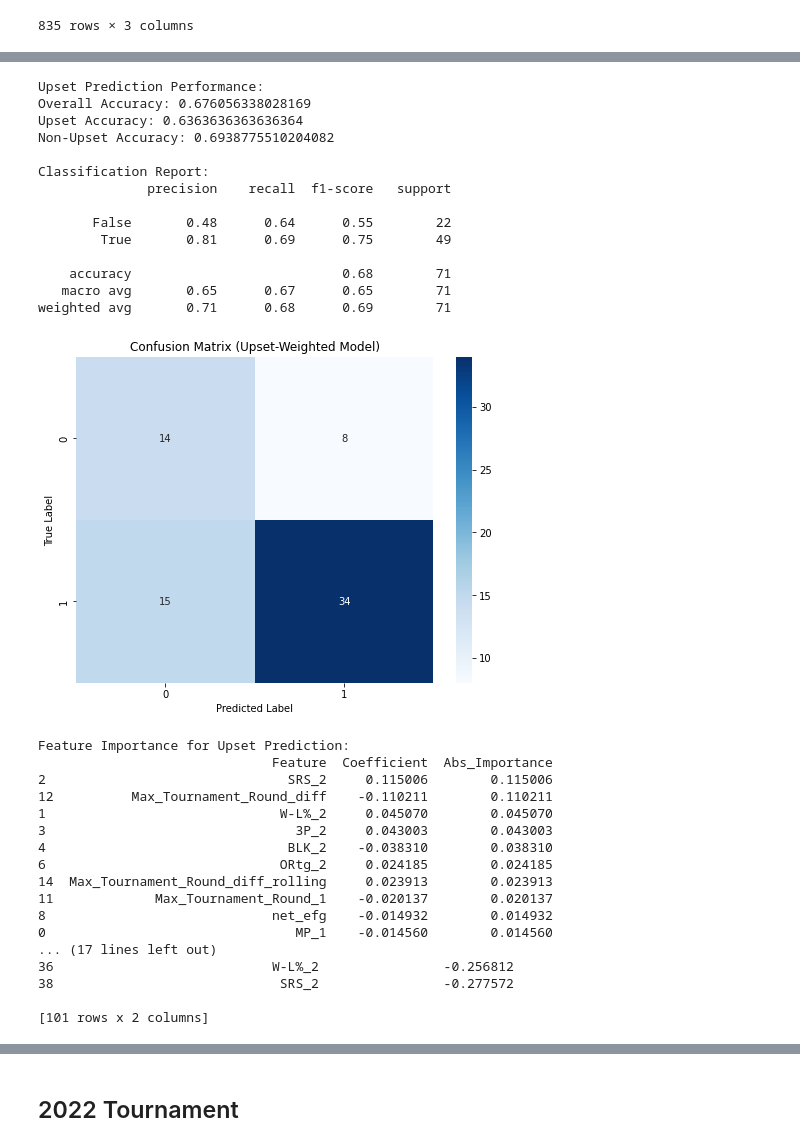
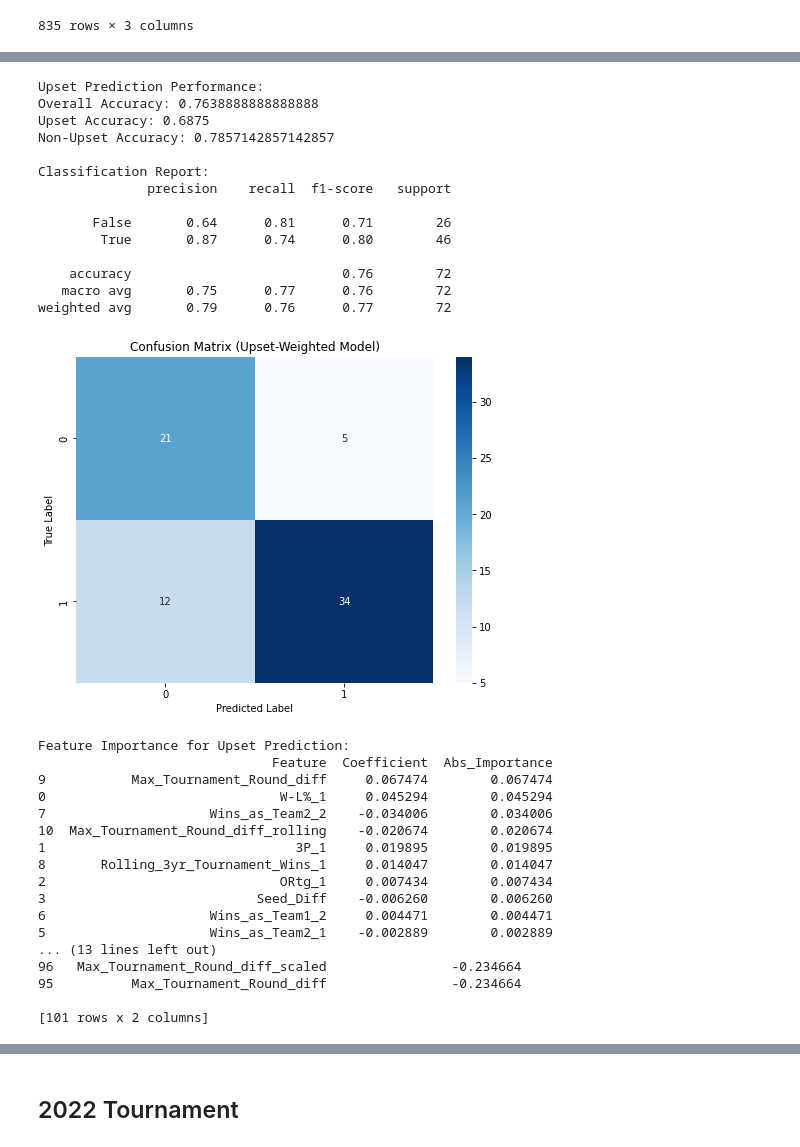
Before and after one commit to the-eric-bloomfield/NCAAB-MODEL, a Jupyter notebook: ncaab_model.ipynb, the cells around one changed output, grey strips where cells are left out. Cells and saved outputs as stored; diff of their text form; code cells hidden in the pictures.

```diff
--- a/ncaab_model.ipynb
+++ b/ncaab_model.ipynb
@@ -9,6 +9,10 @@ from sklearn.model_selection import GridSearchCV
 from sklearn.preprocessing import StandardScaler
 from sklearn.ensemble import RandomForestClassifier
 import matplotlib.pyplot as plt
+plt.rcParams['axes.facecolor'] = 'none'
+
+from sklearn.neural_network import MLPClassifier
+from sklearn.ensemble import StackingClassifier
 
 import shap
 # %% [markdown]
@@ -293,12 +297,9 @@ def calculate_upset_weight(team1_seed, team2_seed):
     else:
         return 1.0  # No upset bonus for favorite winning
 # %%
-import pandas as pd
-import numpy as np
 from sklearn.linear_model import LassoCV
 from sklearn.preprocessing import StandardScaler
 from sklearn.model_selection import train_test_split
-import matplotlib.pyplot as plt
 import seaborn as sns
 
 # Load your data
@@ -306,8 +307,8 @@ import seaborn as sns
 #modeling_df=modeling_df.loc[modeling_df['Season']>2017].reset_index(drop=True).copy()
 
 # Create an upset indicator (when lower seed beats higher seed)
-modeling_df['is_upset'] = ((modeling_df['Team_1_Seed'] < modeling_df['Team_2_Seed']) & (modeling_df['Win'] == 0)) | \
-                         ((modeling_df['Team_1_Seed'] > modeling_df['Team_2_Seed']) & (modeling_df['Win'] == 1))
+modeling_df['is_upset'] = ((modeling_df['Team_1_Seed'] < modeling_df['Team_2_Seed']-2) & (modeling_df['Win'] == 0)) | \
+                         ((modeling_df['Team_1_Seed']-2 > modeling_df['Team_2_Seed']) & (modeling_df['Win'] == 1))
 
 modeling_df['Seed_Diff'] = modeling_df['Team_1_Seed'] - modeling_df['Team_2_Seed']
 
@@ -466,33 +463,33 @@ dtype: float64
 Upset Prediction Performance:
-Overall Accuracy: 0.676056338028169
-Upset Accuracy: 0.6363636363636364
-Non-Upset Accuracy: 0.6938775510204082
+Overall Accuracy: 0.7638888888888888
+Upset Accuracy: 0.6875
+Non-Upset Accuracy: 0.7857142857142857
 
 Classification Report:
               precision    recall  f1-score   support
 
-       False       0.48      0.64      0.55        22
-        True       0.81      0.69      0.75        49
+       False       0.64      0.81      0.71        26
+        True       0.87      0.74      0.80        46
 
-    accuracy                           0.68        71
-   macro avg       0.65      0.67      0.65        71
-weighted avg       0.71      0.68      0.69        71
+    accuracy                           0.76        72
+   macro avg       0.75      0.77      0.76        72
+weighted avg       0.79      0.76      0.77        72
-[figure, old version]
+[figure, new version]
 Feature Importance for Upset Prediction:
                               Feature  Coefficient  Abs_Importance
-2                               SRS_2     0.115006        0.115006
-12          Max_Tournament_Round_diff    -0.110211        0.110211
-1                              W-L%_2     0.045070        0.045070
-3                                3P_2     0.043003        0.043003
-4                               BLK_2    -0.038310        0.038310
-6                              ORtg_2     0.024185        0.024185
-14  Max_Tournament_Round_diff_rolling     0.023913        0.023913
-11             Max_Tournament_Round_1    -0.020137        0.020137
-8                             net_efg    -0.014932        0.014932
-0                                MP_1    -0.014560        0.014560
-... (17 lines left out)
-36                            W-L%_2                -0.256812
-38                             SRS_2                -0.277572
+9           Max_Tournament_Round_diff     0.067474        0.067474
+0                              W-L%_1     0.045294        0.045294
+7                     Wins_as_Team2_2    -0.034006        0.034006
+10  Max_Tournament_Round_diff_rolling    -0.020674        0.020674
+1                                3P_1     0.019895        0.019895
+8       Rolling_3yr_Tournament_Wins_1     0.014047        0.014047
+2                              ORtg_1     0.007434        0.007434
+3                           Seed_Diff    -0.006260        0.006260
+6                     Wins_as_Team1_2     0.004471        0.004471
+5                     Wins_as_Team2_1    -0.002889        0.002889
+... (13 lines left out)
+96   Max_Tournament_Round_diff_scaled                -0.234664
+95          Max_Tournament_Round_diff                -0.234664
 
 [101 rows x 2 columns]
 # %%
```
Also changed, not shown: parts of 27 cells of this notebook.
